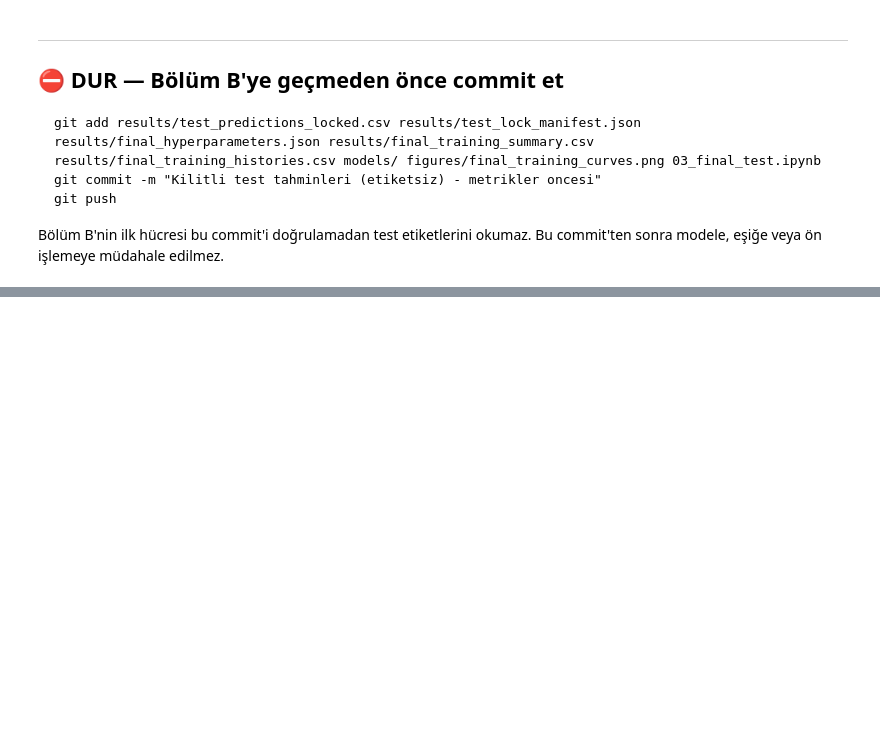
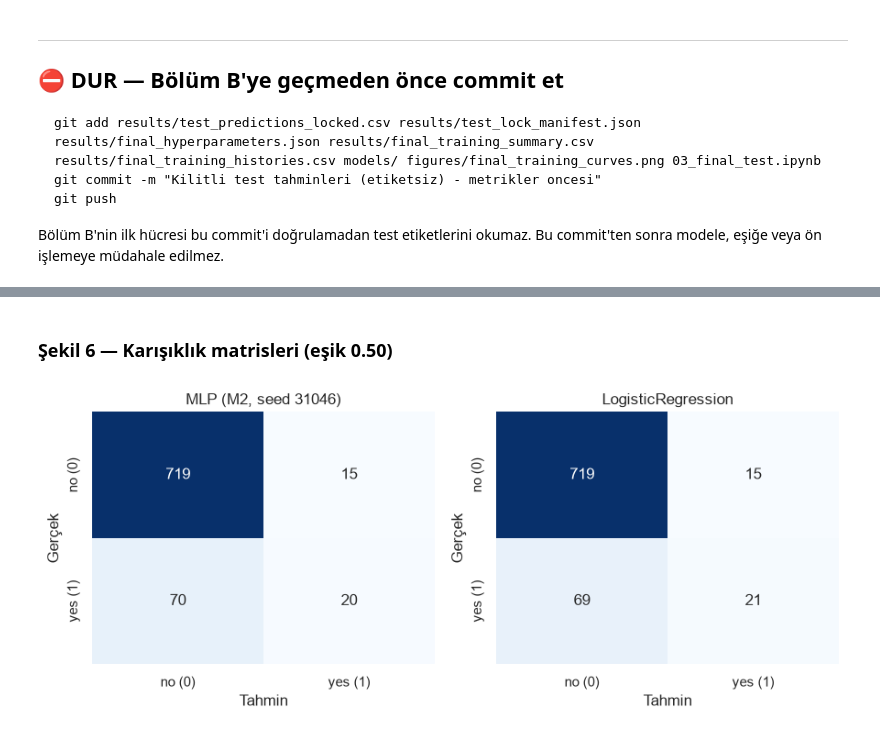
Before and after one commit to mesutissever/ysa-midterm-mlp-nested-cv, a Jupyter notebook: 03_final_test.ipynb, the cells around one changed output, grey strips where cells are left out. Cells and saved outputs as stored; diff of their text form; code cells hidden in the pictures; blank space fills up the shorter version.

Commit message:
Bagimsiz test degerlendirmesi: metrikler, bootstrap GA, seed kararliligi, hata analizi

```diff
--- a/03_final_test.ipynb
+++ b/03_final_test.ipynb
@@ -91,0 +156,22 @@ Bu commit'ten sonra modele, eşiğe veya ön işlemeye müdahale edilmez.
+# %%
+import sys, os, json
+sys.path.insert(0, os.path.abspath("."))
+import numpy as np, pandas as pd, matplotlib.pyplot as plt, seaborn as sns
+from sklearn.metrics import roc_curve, precision_recall_curve, confusion_matrix
+
+from src.data import load_seeds, TARGET
+from src.final import THRESHOLD
+from src.evaluate import (load_locked_with_labels, model_columns, test_metrics, bootstrap_ci,
+                          seed_stability, error_analysis)
+
+pd.set_option("display.max_columns", 40); pd.set_option("display.width", 200)
+sns.set_theme(style="whitegrid")
+FIG, RES = "figures", "results"
+def savefig(name): plt.savefig(f"{FIG}/{name}.png", dpi=150, bbox_inches="tight")
+seeds = load_seeds()
+
+df, lock = load_locked_with_labels()      # kilit commit'i doğrulanmadan etiketler okunmaz
+print(json.dumps(lock, ensure_ascii=False, indent=1))
+print(f"\nTest: n={len(df)}, pozitif={int(df[TARGET].sum())} ({df[TARGET].mean():.4f})")
+MODELS = model_columns(seeds)
+MLP = list(MODELS)[0]
@@ -91,0 +245,13 @@ Bu commit'ten sonra modele, eşiğe veya ön işlemeye müdahale edilmez.
+# %% [markdown]
+### Şekil 6 — Karışıklık matrisleri (eşik 0.50)
+# %%
+fig, axes = plt.subplots(1, 2, figsize=(9, 3.8))
+for ax, name in zip(axes, [MLP, "LogisticRegression"]):
+    pred = (df[MODELS[name]] >= THRESHOLD).astype(int)
+    cm = confusion_matrix(df[TARGET], pred, labels=[0, 1])
+    sns.heatmap(cm, annot=True, fmt="d", cmap="Blues", cbar=False, ax=ax,
+                xticklabels=["no (0)", "yes (1)"], yticklabels=["no (0)", "yes (1)"])
+    ax.set_xlabel("Tahmin"); ax.set_ylabel("Gerçek"); ax.set_title(name)
+plt.tight_layout(); savefig("test_confusion"); plt.show()
+# %% [output]
+[figure, added]
```
Also changed, not shown: parts of 22 cells of this notebook, 12 other files.
